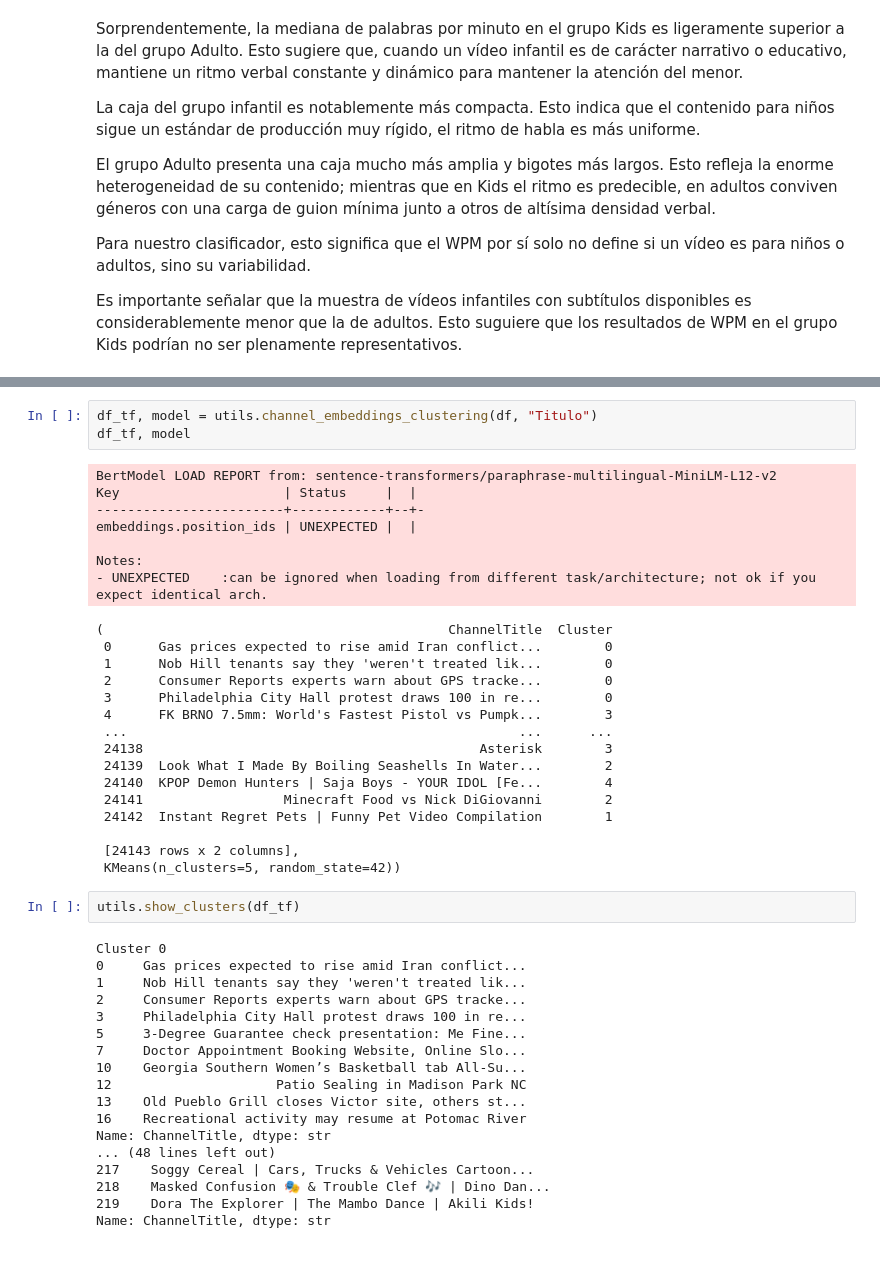
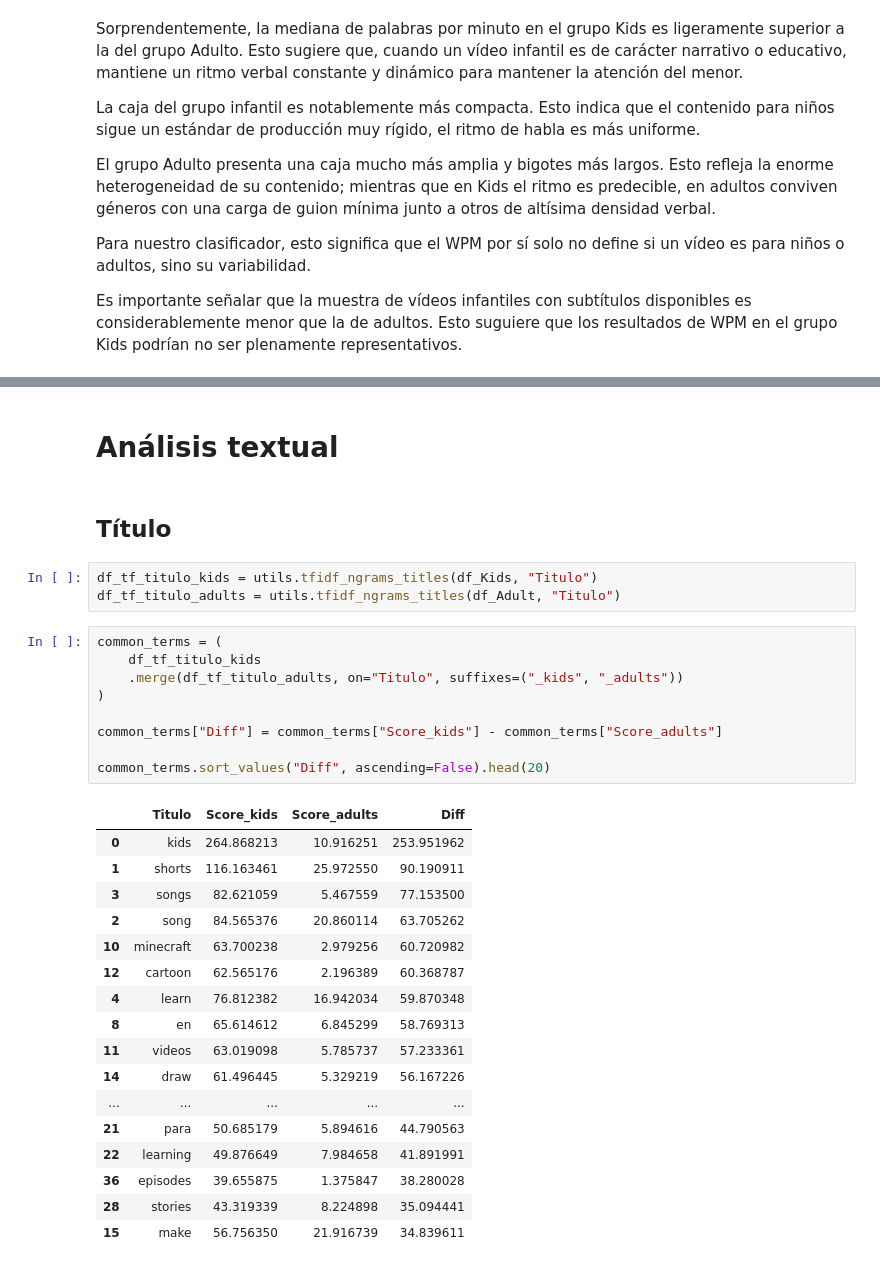
Before and after one commit to UCM-GIDIA-PD1/c2526-R1, a Jupyter notebook: src/analisis_kids.ipynb, the cells around one changed output, grey strips where cells are left out. Cells and saved outputs as stored; diff of their text form.

Commit message:
Más análisis de kids

```diff
--- a/src/analisis_kids.ipynb
+++ b/src/analisis_kids.ipynb
@@ -288,46 +175,34 @@ df_tf.head(50)
-# %%
-df_tf, model = utils.channel_embeddings_clustering(df, "Titulo")
-df_tf, model
-# %% [output]
-BertModel LOAD REPORT from: sentence-transformers/paraphrase-multilingual-MiniLM-L12-v2
-Key                     | Status     |  |
-------------------------+------------+--+-
-embeddings.position_ids | UNEXPECTED |  |
-
-Notes:
-- UNEXPECTED    :can be ignored when loading from different task/architecture; not ok if you expect identical arch.
-(                                            ChannelTitle  Cluster
- 0      Gas prices expected to rise amid Iran conflict...        0
- 1      Nob Hill tenants say they 'weren't treated lik...        0
- 2      Consumer Reports experts warn about GPS tracke...        0
- 3      Philadelphia City Hall protest draws 100 in re...        0
- 4      FK BRNO 7.5mm: World's Fastest Pistol vs Pumpk...        3
- ...                                                  ...      ...
- 24138                                           Asterisk        3
- 24139  Look What I Made By Boiling Seashells In Water...        2
- 24140  KPOP Demon Hunters | Saja Boys - YOUR IDOL [Fe...        4
- 24141                  Minecraft Food vs Nick DiGiovanni        2
- 24142  Instant Regret Pets | Funny Pet Video Compilation        1
-
- [24143 rows x 2 columns],
- KMeans(n_clusters=5, random_state=42))
-# %%
-utils.show_clusters(df_tf)
-# %% [output]
-Cluster 0
-0     Gas prices expected to rise amid Iran conflict...
-1     Nob Hill tenants say they 'weren't treated lik...
-2     Consumer Reports experts warn about GPS tracke...
-3     Philadelphia City Hall protest draws 100 in re...
-5     3-Degree Guarantee check presentation: Me Fine...
-7     Doctor Appointment Booking Website, Online Slo...
-10    Georgia Southern Women’s Basketball tab All-Su...
-12                     Patio Sealing in Madison Park NC
-13    Old Pueblo Grill closes Victor site, others st...
-16    Recreational activity may resume at Potomac River
-Name: ChannelTitle, dtype: str
-... (48 lines left out)
-217    Soggy Cereal | Cars, Trucks & Vehicles Cartoon...
-218    Masked Confusion 🎭 & Trouble Clef 🎶 | Dino Dan...
-219    Dora The Explorer | The Mambo Dance | Akili Kids!
-Name: ChannelTitle, dtype: str
+# %% [markdown]
+# Análisis textual
+# %% [markdown]
+## Título
+# %%
+df_tf_titulo_kids = utils.tfidf_ngrams_titles(df_Kids, "Titulo")
+df_tf_titulo_adults = utils.tfidf_ngrams_titles(df_Adult, "Titulo")
+# %%
+common_terms = (
+    df_tf_titulo_kids
+    .merge(df_tf_titulo_adults, on="Titulo", suffixes=("_kids", "_adults"))
+)
+
+common_terms["Diff"] = common_terms["Score_kids"] - common_terms["Score_adults"]
+
+common_terms.sort_values("Diff", ascending=False).head(20)
+# %% [output]
+|  | Titulo | Score_kids | Score_adults | Diff |
+| 0 | kids | 264.868213 | 10.916251 | 253.951962 |
+| 1 | shorts | 116.163461 | 25.972550 | 90.190911 |
+| 3 | songs | 82.621059 | 5.467559 | 77.153500 |
+| 2 | song | 84.565376 | 20.860114 | 63.705262 |
+| 10 | minecraft | 63.700238 | 2.979256 | 60.720982 |
+| 12 | cartoon | 62.565176 | 2.196389 | 60.368787 |
+| 4 | learn | 76.812382 | 16.942034 | 59.870348 |
+| 8 | en | 65.614612 | 6.845299 | 58.769313 |
+| 11 | videos | 63.019098 | 5.785737 | 57.233361 |
+| 14 | draw | 61.496445 | 5.329219 | 56.167226 |
+| ... | ... | ... | ... | ... |
+| 21 | para | 50.685179 | 5.894616 | 44.790563 |
+| 22 | learning | 49.876649 | 7.984658 | 41.891991 |
+| 36 | episodes | 39.655875 | 1.375847 | 38.280028 |
+| 28 | stories | 43.319339 | 8.224898 | 35.094441 |
+| 15 | make | 56.756350 | 21.916739 | 34.839611 |
```
Also changed, not shown: parts of 22 cells of this notebook, 1 other file.
